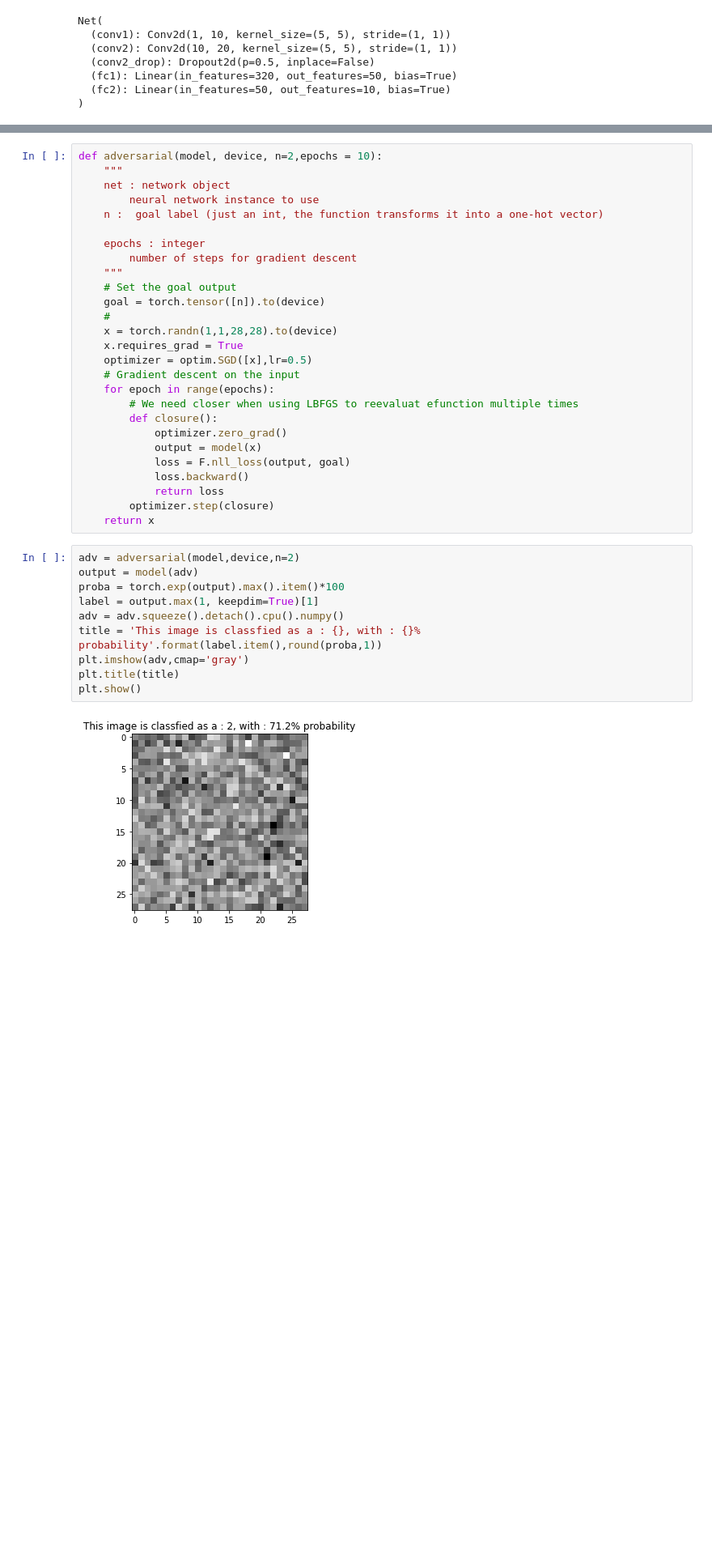
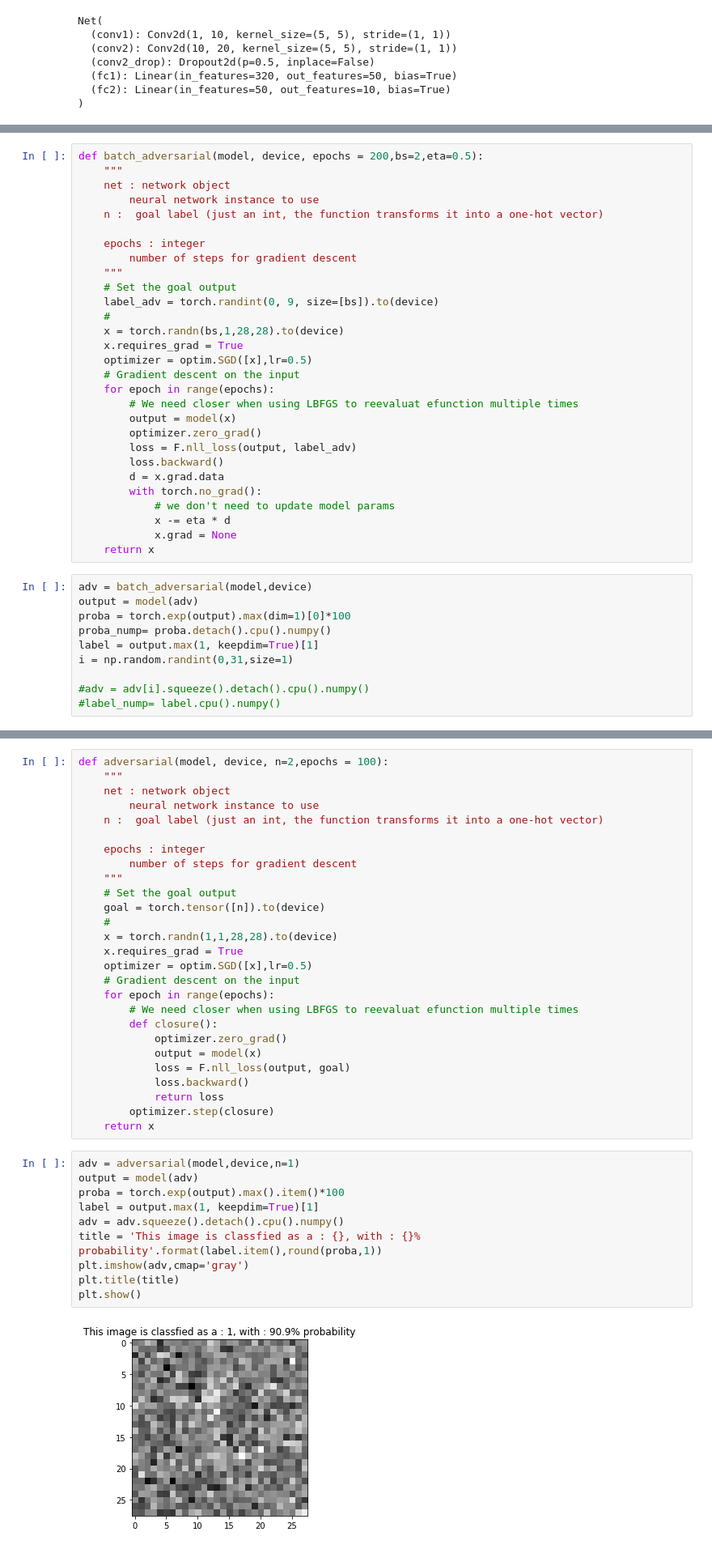
Before and after one commit to AmineDiro/Adversarial-Attacks, a Jupyter notebook: Adversarial attacks.ipynb, the cells around one changed output, grey strips where cells are left out. Shown at 81% size. Drawn from its saved outputs; the diff is of its cells as text; blank space fills up the shorter version.

```diff
--- a/Adversarial attacks.ipynb
+++ b/Adversarial attacks.ipynb
@@ -73,3 +78,42 @@ Net(
 Before impleting attacks describes in the paper. We wanted to generete an 'out-of-the-blue' adversarial examples. Where we change a random generated original image to be classified as a certain label by backpropagation. Given an already trained neural network, we progressively backpropagate the loss to the input whilst keeping the weights unchanged.
 
 We call this attack the Vanilla Attack where the output image is clearly
+# %%
+def batch_adversarial(model, device, epochs = 200,bs=2,eta=0.5):
+    """
+    net : network object
+        neural network instance to use
+    n :  goal label (just an int, the function transforms it into a one-hot vector)
+
+    epochs : integer
+        number of steps for gradient descent
+    """
+    # Set the goal output
+    label_adv = torch.randint(0, 9, size=[bs]).to(device)
+    #
+    x = torch.randn(bs,1,28,28).to(device)
+    x.requires_grad = True
+    optimizer = optim.SGD([x],lr=0.5)
+    # Gradient descent on the input
+    for epoch in range(epochs):
+        # We need closer when using LBFGS to reevaluat efunction multiple times
+        output = model(x)
+        optimizer.zero_grad()
+        loss = F.nll_loss(output, label_adv)
+        loss.backward()
+        d = x.grad.data
+        with torch.no_grad():
+            # we don't need to update model params
+            x -= eta * d
+            x.grad = None
+    return x
+# %%
+adv = batch_adversarial(model,device)
+output = model(adv)
+proba = torch.exp(output).max(dim=1)[0]*100
+proba_nump= proba.detach().cpu().numpy()
+label = output.max(1, keepdim=True)[1]
+i = np.random.randint(0,31,size=1)
+
+#adv = adv[i].squeeze().detach().cpu().numpy()
+#label_nump= label.cpu().numpy()
@@ -76,5 +127,5 @@ We call this attack the Vanilla Attack where the output image is clearly
 # %%
-def adversarial(model, device, n=2,epochs = 10):
+def adversarial(model, device, n=2,epochs = 100):
     """
     net : network object
         neural network instance to use
@@ -101,17 +152,17 @@ def adversarial(model, device, n=2,epochs = 10):
         optimizer.step(closure)
     return x
 # %%
-adv = adversarial(model,device,n=2)
+adv = adversarial(model,device,n=1)
 output = model(adv)
 proba = torch.exp(output).max().item()*100
 label = output.max(1, keepdim=True)[1]
 adv = adv.squeeze().detach().cpu().numpy()
 title = 'This image is classfied as a : {}, with : {}% probability'.format(label.item(),round(proba,1))
 plt.imshow(adv,cmap='gray')
 plt.title(title)
 plt.show()
 # %% [output]
-[figure, old version]
+[figure, new version]
 # %% [markdown]
 ### Testing Targeted Vanilla
 # %% [markdown]
```
Also changed, not shown: parts of 6 cells of this notebook, 3 other files.
